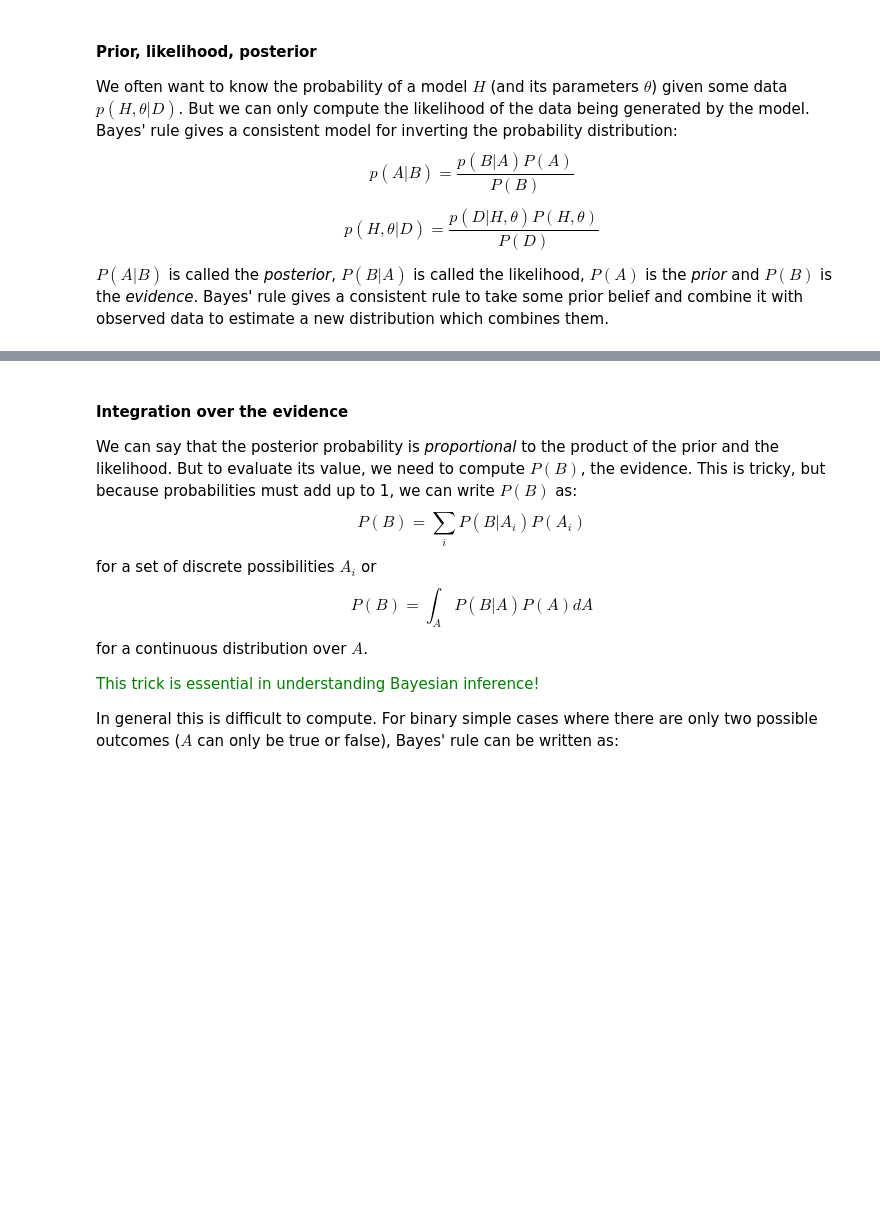
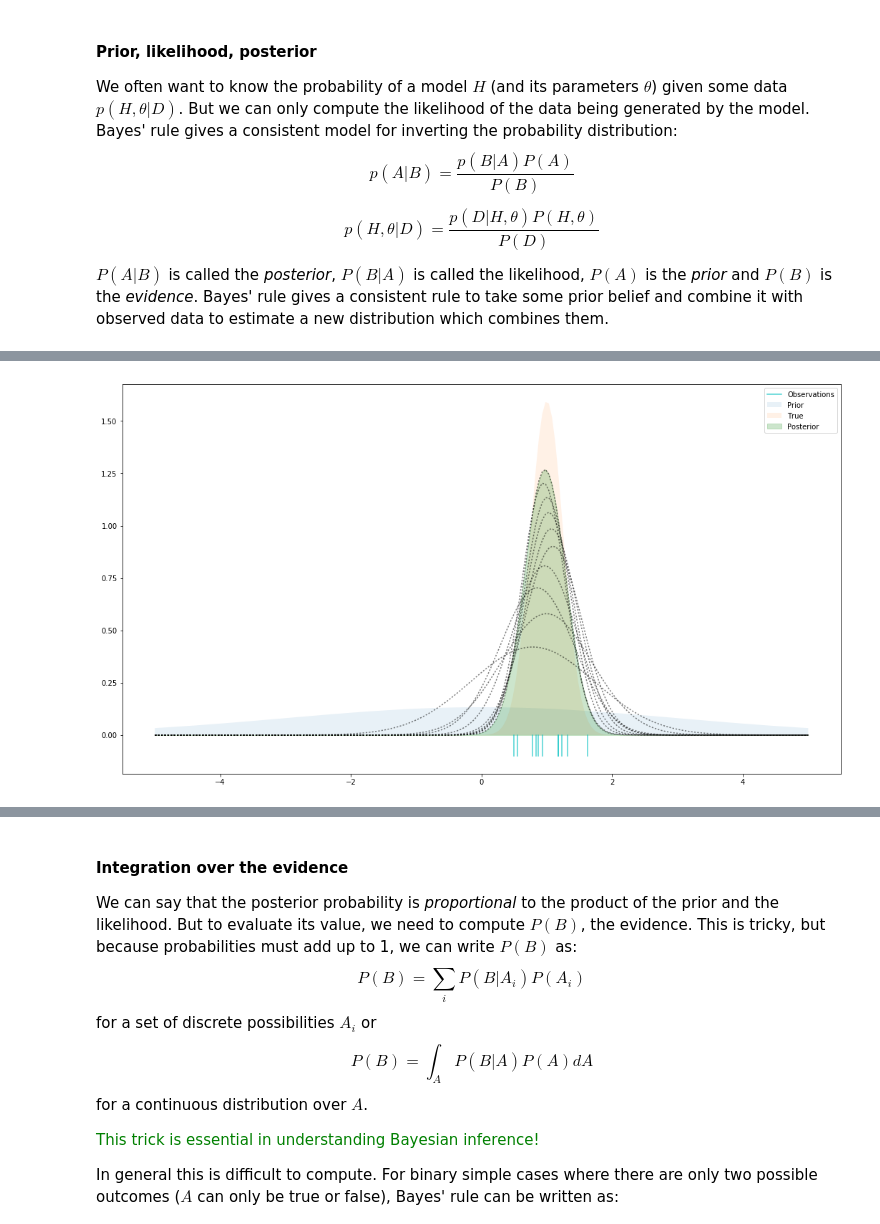
Before and after one commit to johnhw/summerschool2017, a Jupyter notebook: static/static_1.ipynb, the cells around one changed output, grey strips where cells are left out. Cells and saved outputs as stored; diff of their text form; code cells hidden in the pictures; blank space fills up the shorter version.

```diff
--- a/static/static_1.ipynb
+++ b/static/static_1.ipynb
@@ -239,0 +253,5 @@ prior_posterior()
+# %%
+
+prior_posterior(0,3)
+# %% [output]
+[figure, added]
```
Also changed, not shown: parts of 48 cells of this notebook, 7 other files.
